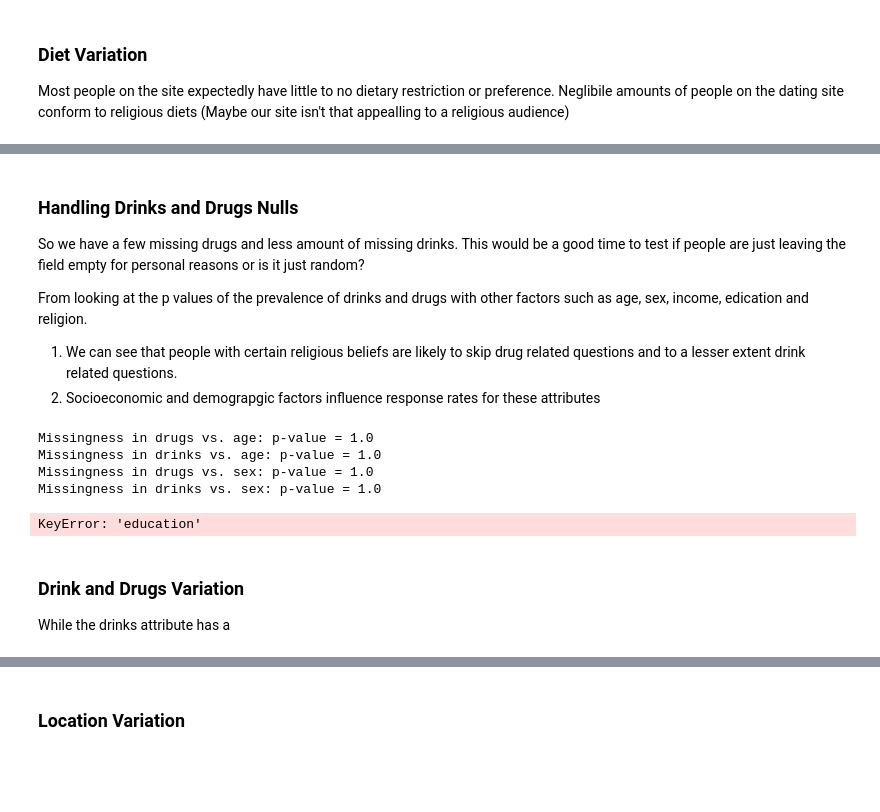
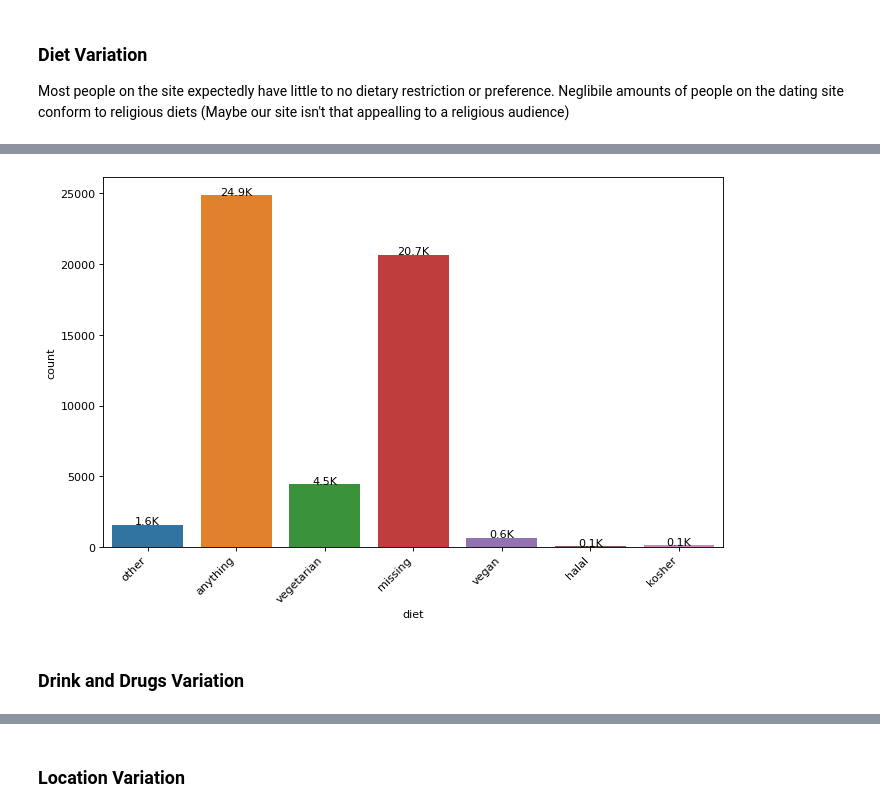
Before and after one commit to BinaryBite/Date-a-scientist, a Jupyter notebook: date-a-scientist.ipynb, the cells around one changed output, grey strips where cells are left out. Saved outputs shown, nothing was run; the diff lists cells and outputs as text; code cells hidden in the pictures; blank space fills up the shorter version.

```diff
--- a/date-a-scientist.ipynb
+++ b/date-a-scientist.ipynb
@@ -1157,38 +1109,7 @@ plt.show()
-# %% [markdown]
-###  Handling Drinks and Drugs Nulls
-
-So we have a few missing drugs and less amount of missing drinks. This would be a good time to test if people are just leaving the field empty for personal reasons or is it just random?
-
-From looking at the p values of the prevalence of drinks and drugs with other factors such as age, sex, income, edication and religion.
-
-1. We can see that people with certain religious beliefs are likely to skip drug related questions and to a lesser extent drink related questions.
-2. Socioeconomic and demograpgic factors influence response rates for these attributes
-# %%
-from scipy.stats import chi2_contingency
-
-def chi_square_missing(profiles, missing_col, categorical_col): # < 0.05 returned suggests MAR
-    profiles_copy = profiles.copy()
-    profiles_copy['missing'] = profiles_copy[missing_col].isna().astype(int)
-
-    contingency_table = pd.crosstab(profiles_copy['missing'], profiles_copy[categorical_col])
-    chi2, p, dof, expected = chi2_contingency(contingency_table)
-
-    return p
-
-for col in ['age', 'sex', 'education', 'income', 'religion']:
-    p_value = chi_square_missing(profiles, 'drugs', col)
-    print(f"Missingness in drugs vs. {col}: p-value = {p_value}")
-
-    p_value = chi_square_missing(profiles, 'drinks', col)
-    print(f"Missingness in drinks vs. {col}: p-value = {p_value}")
-# %% [output]
-Missingness in drugs vs. age: p-value = 1.0
-Missingness in drinks vs. age: p-value = 1.0
-Missingness in drugs vs. sex: p-value = 1.0
-Missingness in drinks vs. sex: p-value = 1.0
-KeyError: 'education'
+# %%
+vc_hist(working, 'diet')
+# %% [output]
+[figure, added]
 # %% [markdown]
 ### Drink and Drugs Variation
-
-While the drinks attribute has a
 # %%
```
Also changed, not shown: parts of 55 cells of this notebook, 4 other files.
